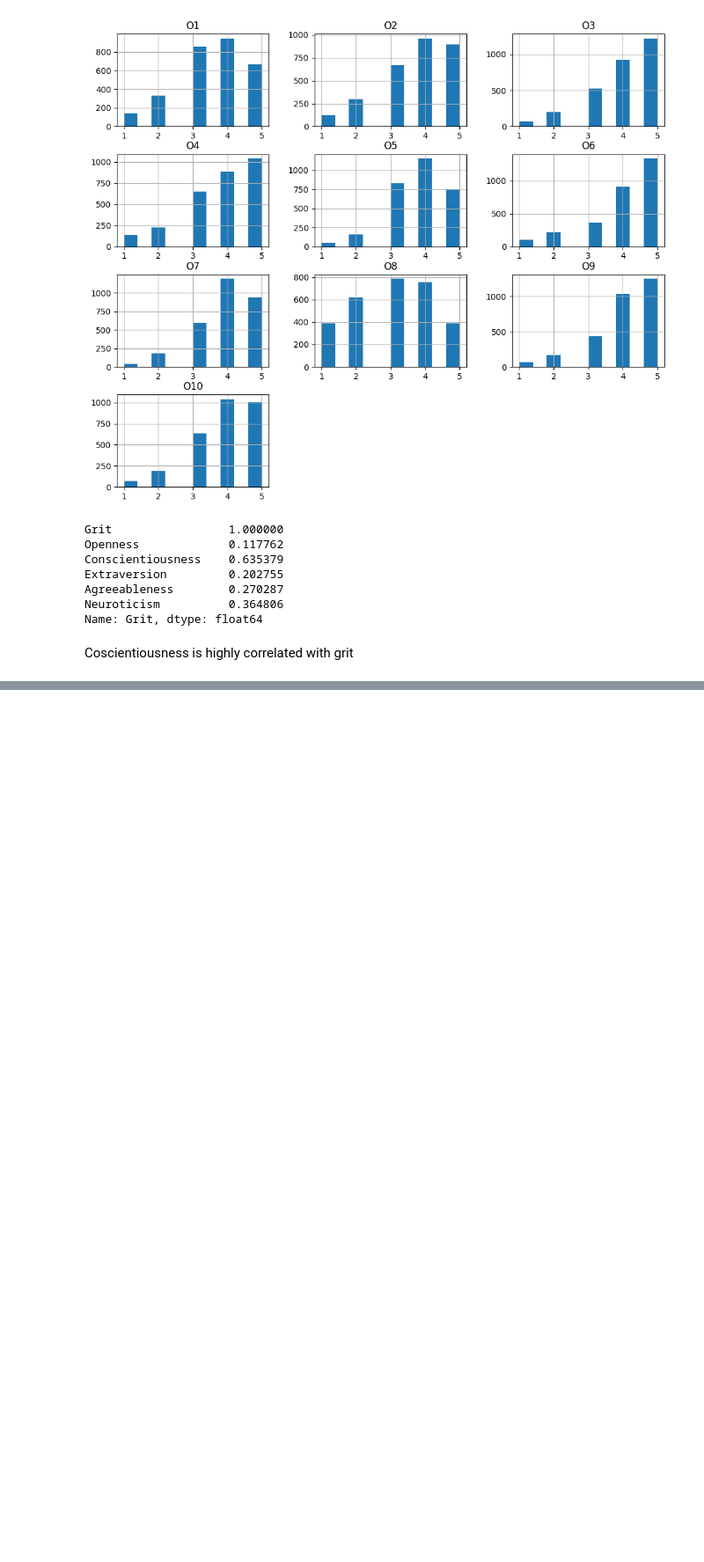
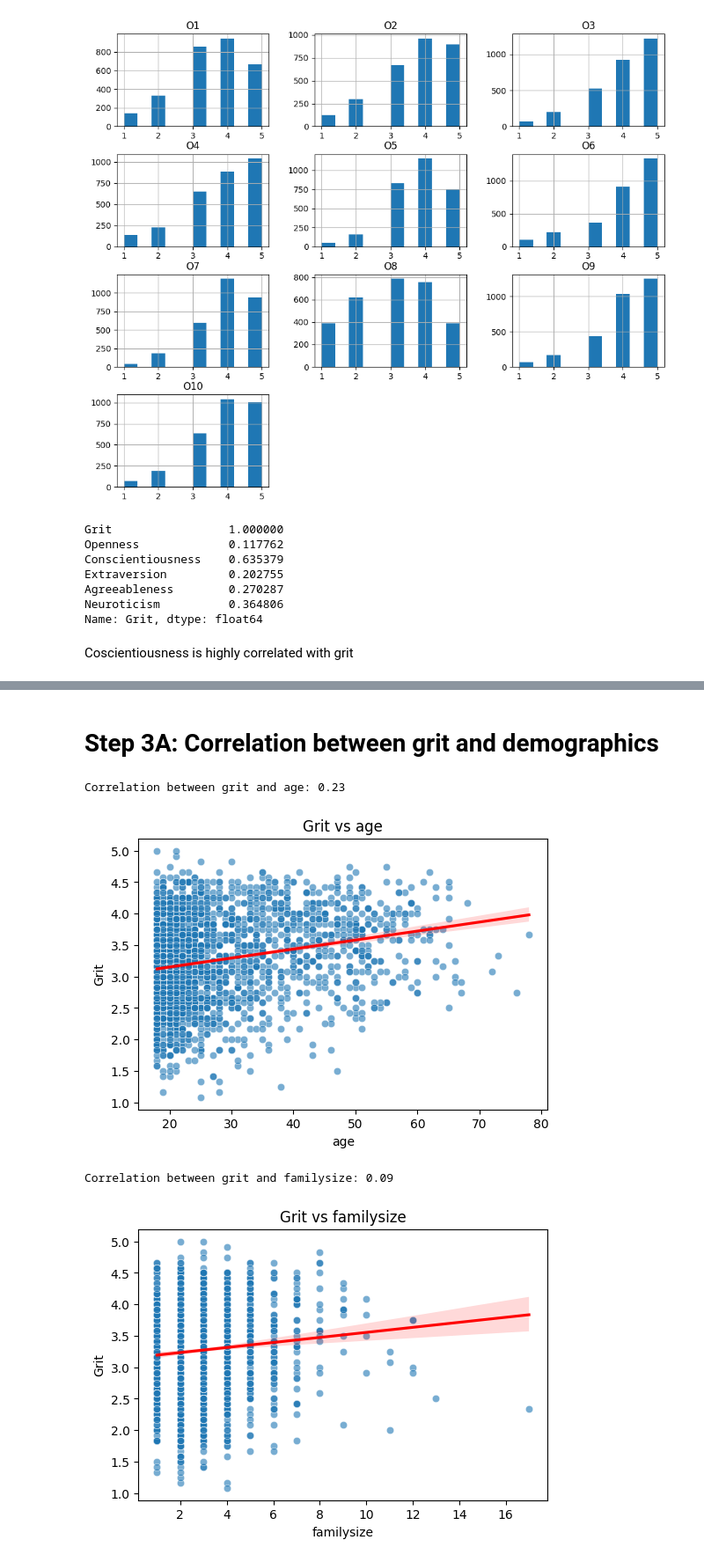
Before and after one commit to Rishik15/BTT_GM2, a Jupyter notebook: gritdatacleaning.ipynb, the cells around one changed output, grey strips where cells are left out. Shown at 88% size. Cells and saved outputs as stored; diff of their text form; code cells hidden in the pictures; blank space fills up the shorter version.

```diff
--- a/gritdatacleaning.ipynb
+++ b/gritdatacleaning.ipynb
@@ -547,0 +807,4 @@ Coscientiousness is highly correlated with grit
+# %%
+#checking what columns are categorized
+for col in df.select_dtypes(['category']).columns:
+    print(f"{col}: ordered = {df[col].cat.ordered}")
@@ -547,0 +822,5 @@ Coscientiousness is highly correlated with grit
+# %%
+#checking order in columns
+for col in df.select_dtypes(include='category').columns:
+    cat = df[col].dtype
+    print(f"{col}: ordered={cat.ordered}, categories={df[col].cat.categories.tolist()[:5]}")
@@ -547,0 +838,20 @@ Coscientiousness is highly correlated with grit
+# %% [markdown]
+# Step 3A: Correlation between grit and demographics
+# %%
+# Step 3A: Correlation between grit and numeric demographics
+numeric_cols = ['age', 'familysize']
+
+for col in numeric_cols:
+    corr = df['Grit'].corr(df[col])
+    print(f"Correlation between grit and {col}: {corr:.2f}")
+
+    plt.figure(figsize=(6,4))
+    sns.scatterplot(x=col, y='Grit', data=df, alpha=0.6)
+    sns.regplot(x=col, y='Grit', data=df, scatter=False, color='red')
+    plt.title(f"Grit vs {col}")
+    plt.show()
+# %% [output]
+Correlation between grit and age: 0.23
+[figure, added]
+Correlation between grit and familysize: 0.09
+[figure, added]
```
Also changed, not shown: parts of 21 cells of this notebook, 1 other file.
